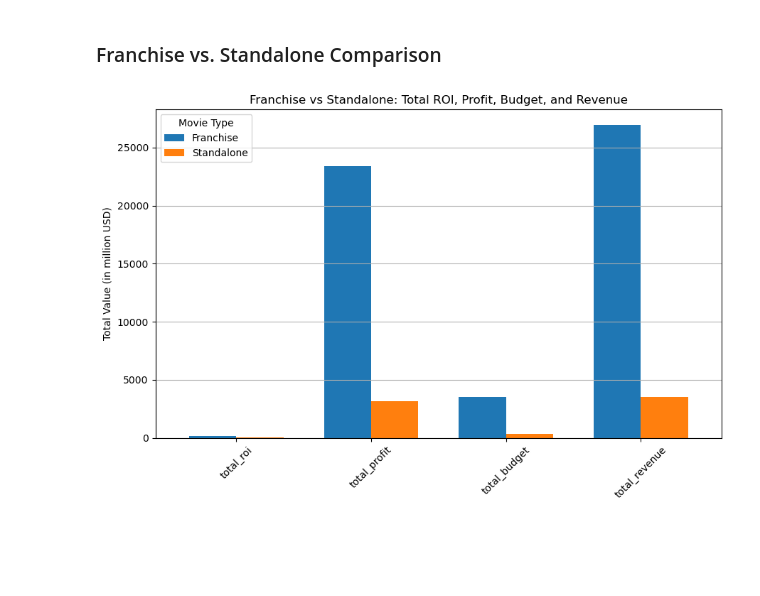
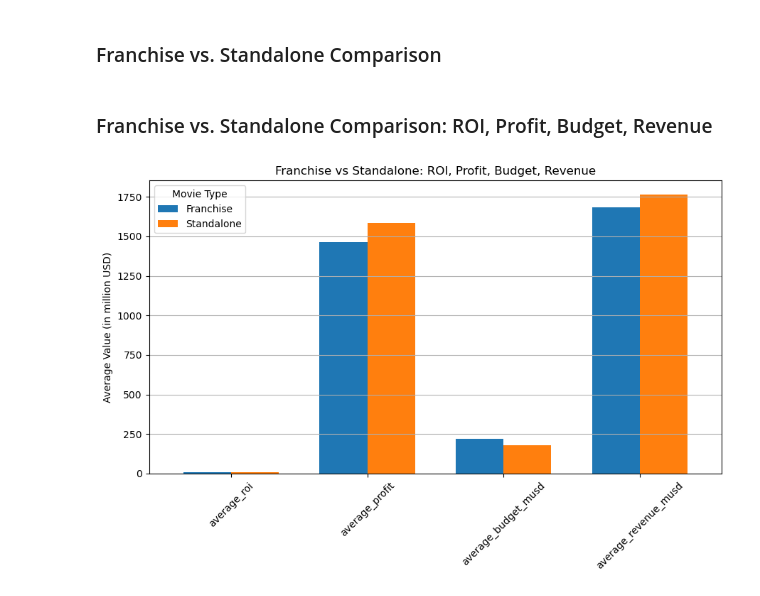
Before and after one commit to Ransaddic/TMDB-Movie-Data-Analysis-using-Pyspark-and-APIs, a Jupyter notebook: notebooks/data_analysis.ipynb, the cells around one changed output. Saved outputs shown, nothing was run; the diff lists cells and outputs as text; code cells hidden in the pictures; blank space fills up the shorter version.

Commit message:
Updated the data analysis file and the readme

```diff
--- a/notebooks/data_analysis.ipynb
+++ b/notebooks/data_analysis.ipynb
@@ -454,34 +461,49 @@ plt.show()
 # %% [markdown]
 ### Franchise vs. Standalone Comparison
 # %%
-# First, calculate total metrics
-summary_df = df.withColumn("is_franchise", (col("collection_name") != "") & col("collection_name").isNotNull())
 
-# Group by franchise status
-totals_df = summary_df.groupBy("is_franchise").agg(
-    _sum("roi").alias("total_roi"),
-    _sum("profit").alias("total_profit"),
-    _sum("budget_musd").alias("total_budget"),
-    _sum("revenue_musd").alias("total_revenue")
-)
+def plot_avg_metrics_by_franchise(df, metrics, title, ylabel):
+    """
+    Plots a clustered bar chart comparing average metrics between franchise and standalone movies.
 
-# Convert to pandas for visualization
-totals_pd = totals_df.toPandas()
-totals_pd["type"] = totals_pd["is_franchise"].map({True: "Franchise", False: "Standalone"})
-totals_pd.set_index("type", inplace=True)
+    Parameters:
+        df (DataFrame): Spark DataFrame with movie data.
+        metrics (list): List of metric column names (strings) to compute averages for.
+        title (str): Title for the plot.
+        ylabel (str): Label for the y-axis (e.g., 'Average Value (in million USD)', 'Average Score', etc.).
+    """
+    # Mark if movie is part of a franchise
+    summary_df = df.withColumn("is_franchise", (col("collection_name") != "") & col("collection_name").isNotNull())
 
-# Select the metrics to plot
-plot_metrics = ["total_roi", "total_profit", "total_budget", "total_revenue"]
+    # Aggregate average values for selected metrics
+    avg_exprs = [avg(metric).alias(f"average_{metric}") for metric in metrics]
+    average_df = summary_df.groupBy("is_franchise").agg(*avg_exprs)
 
-# Plot clustered bar chart
-totals_pd[plot_metrics].T.plot(kind="bar", figsize=(9, 6), width=0.7)
+    # Convert to pandas for plotting
+    average_pd = average_df.toPandas()
+    average_pd["type"] = average_pd["is_franchise"].map({True: "Franchise", False: "Standalone"})
+    average_pd.set_index("type", inplace=True)
 
-plt.title("Franchise vs Standalone: Total ROI, Profit, Budget, and Revenue")
-plt.ylabel("Total Value (in million USD)")
-plt.xticks(rotation=45)
-plt.grid(axis="y")
-plt.legend(title="Movie Type")
-plt.tight_layout()
-plt.show()
+    # Plot selected metrics
+    avg_columns = [f"average_{metric}" for metric in metrics]
+    average_pd[avg_columns].T.plot(kind="bar", figsize=(9, 6), width=0.7)
+
+    plt.title(title)
+    plt.ylabel(ylabel)
+    plt.xticks(rotation=45)
+    plt.grid(axis="y")
+    plt.legend(title="Movie Type")
+    plt.tight_layout()
+    plt.show()
-# %% [output]
-[figure, removed]
+# %% [markdown]
+ ### Franchise vs. Standalone Comparison: ROI, Profit, Budget, Revenue
+# %%
+
+plot_avg_metrics_by_franchise(
+    df,
+    ["roi", "profit", "budget_musd", "revenue_musd"],
+    title="Franchise vs Standalone: ROI, Profit, Budget, Revenue",
+    ylabel="Average Value (in million USD)"
+)
+# %% [output]
+[figure, added]
```
Also changed, not shown: parts of 4 cells of this notebook, 1 other file.
